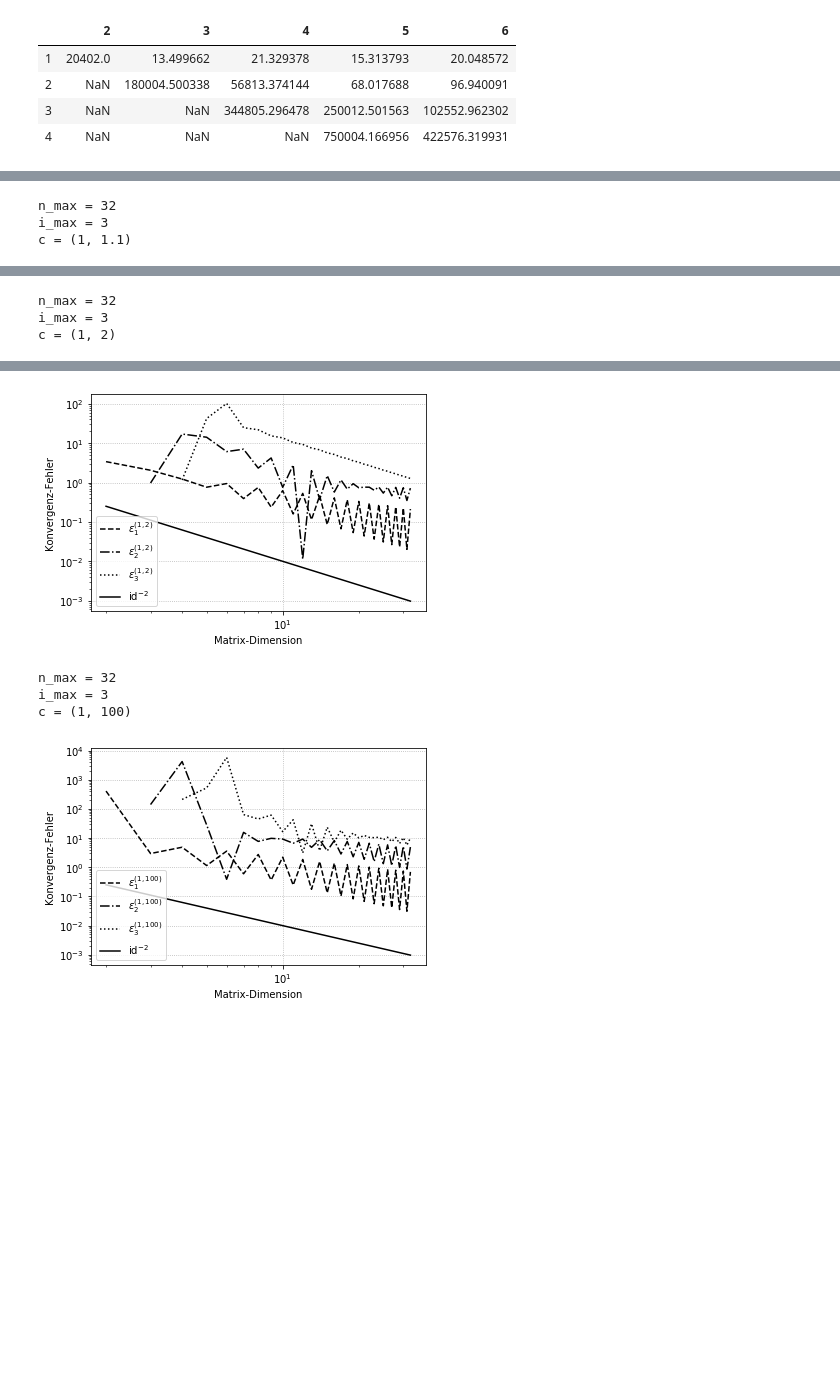
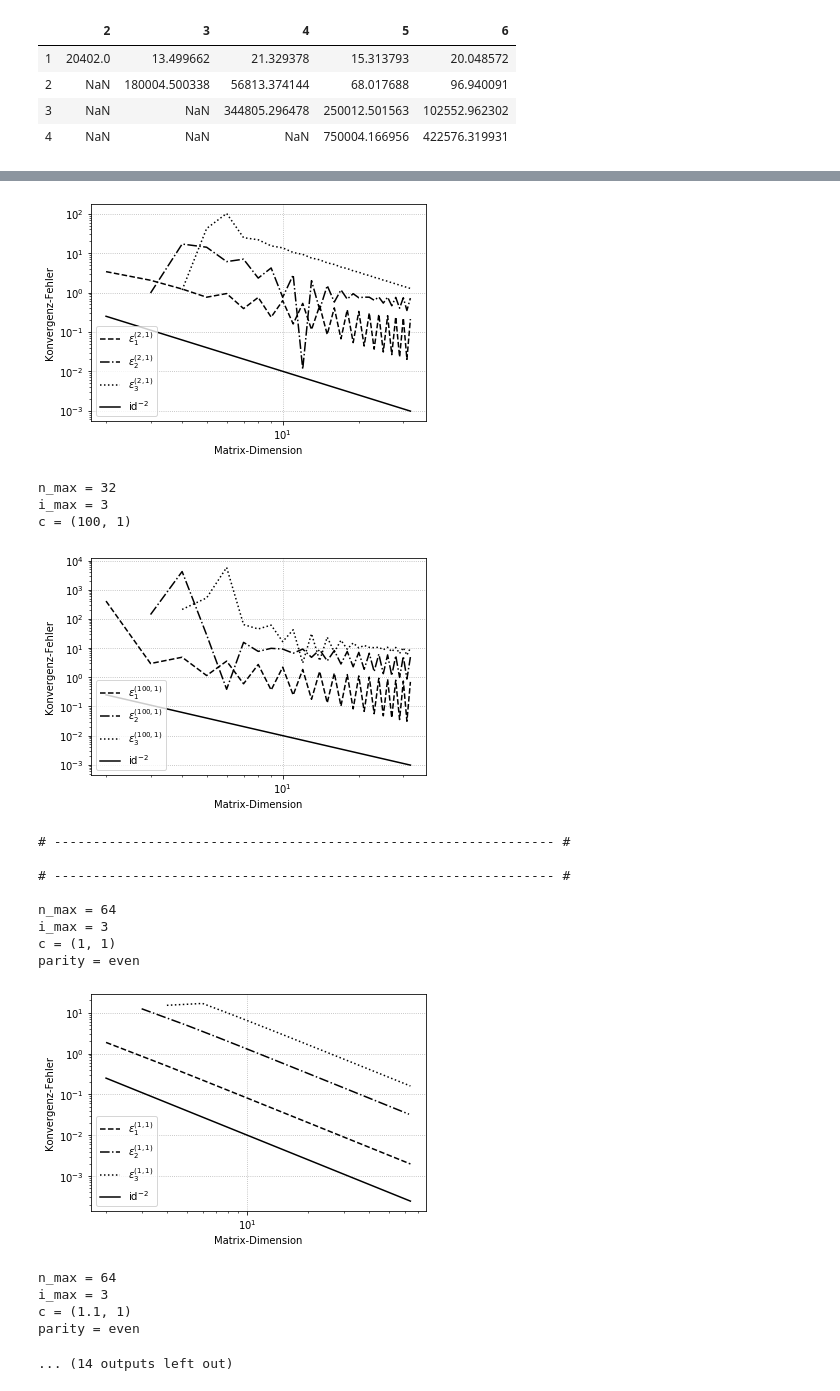
Before and after one commit to MrWhiteRichard/Fundament-Mathematik, a Jupyter notebook: WS_2019-20/Numerik_UE/Projekt_2/Aufgabe_2/Projekt_2_Aufgabe_2.ipynb, the cells around one changed output, grey strips where cells are left out. Cells and saved outputs as stored; diff of their text form; code cells hidden in the pictures; blank space fills up the shorter version.

```diff
--- a/WS_2019-20/Numerik_UE/Projekt_2/Aufgabe_2/Projekt_2_Aufgabe_2.ipynb
+++ b/WS_2019-20/Numerik_UE/Projekt_2/Aufgabe_2/Projekt_2_Aufgabe_2.ipynb
@@ -976,15 +740,15 @@ def get_my_eigen_error_matrix_general(n_max, c, tol):
 def test(n_max, c, tol):
     eigen_error_matrix_general = get_my_eigen_error_matrix_general(n_max, c, tol)
     df = pd.DataFrame(eigen_error_matrix_general)
-    print(df)
+    display(df)
 
-n_max = 16
+n_max = 6
 c     = (100, 1)
 tol   = 1e-8
 
 #test(n_max, c, tol)
 # %%
-def plot_eigen_value_errors_general(n_max, i_max, c, tol):
+def plot_eigen_value_errors_general(n_max, i_max, c, tol, *args):
 
     # A_n only has n-1 eigen values/vectors
     assert i_max < n_max
@@ -1005,8 +769,21 @@ def plot_eigen_value_errors_general(n_max, i_max, c, tol):
 
     # do actual plotting
     for l in range(i_max):
+
         l_ = l % len(linestyles)
-        plt.loglog(x[l::], y[l][l::], linestyles[l_], color = 'black')
+        x_ = x[l::]
+        y_ = y[l][l::]
+
+        # handle optional parameters
+        if len(args) > 0:
+            if args[0] == 'even':
+                x_ = x_[0::2]
+                y_ = y_[0::2]
+            if args[0] == 'odd':
+                x_ = x_[1::2]
+                y_ = y_[1::2]
+
+        plt.loglog(x_, y_, linestyles[l_], color = 'black')
 
     # add reference
     plt.loglog(x, 1/x**2, color = 'black')
@@ -1028,8 +805,15 @@ def plot_eigen_value_errors_general(n_max, i_max, c, tol):
     plt.grid(linestyle = ':')
 
     # save me
+
+    parity = ""
+
+    if len(args) > 0:
+        parity = ", parity = " + args[0]
+
     file_path = 'images/' + 'plot_eigen_value_errors_general/'
-    file_name = 'plot_eigen_value_errors_general(n_max = {}, i_max = {}, c = {})'.format(n_max, i_max, c)
+    file_name = 'plot_eigen_value_errors_general(n_max = {}, i_max = {}, c = {}'.format(n_max, i_max, c) + parity + ')'
+
     plt.savefig(file_path + file_name + '.png')
 
     # showtime
@@ -1037,18 +821,34 @@ def plot_eigen_value_errors_general(n_max, i_max, c, tol):
 
 # ---------------------------------------------------------------- #
 
-def foo(n_max, i_max, c_array, tol):
+def foo(n_max, i_max, c_array, tol, *args):
+
     for c in c_array:
+
         print("n_max =", n_max)
         print("i_max =", i_max)
         print("c =", c)
-        plot_eigen_value_errors_general(n_max, i_max, c, tol)
+
+        if len(args) > 0:
+            print("parity =", args[0])
+            plot_eigen_value_errors_general(n_max, i_max, c, tol, args[0])
+        else:
+            plot_eigen_value_errors_general(n_max, i_max, c, tol)
 
 n_max   = 32
 i_max   = 3
-c_array = [(1, 1), (1.1, 1), (2, 1), (100, 1)]
-c_array = [(1, 1), (1, 1.1), (1, 2), (1, 100)]
+c_array = [(c_0, 1) for c_0 in [1, 1.1, 2, 100]]
 tol     = 1e-16
 
+print("# ---------------------------------------------------------------- #", "\n")
 foo(n_max, i_max, c_array, tol)
+print("# ---------------------------------------------------------------- #", "\n")
+
+n_max   = 64
+
+print("# ---------------------------------------------------------------- #", "\n")
+foo(n_max, i_max, c_array, tol, 'even')
+print("# ---------------------------------------------------------------- #", "\n")
+foo(n_max, i_max, c_array, tol, 'odd')
+print("# ---------------------------------------------------------------- #", "\n")
 # %% [output]
@@ -1058,4 +862 @@ c = (1, 1)
 [figure]
-n_max = 32
-i_max = 3
-c = (1, 1.1)
@@ -1062,4 +866 @@ c = (1, 1.1)
 [figure]
-n_max = 32
-i_max = 3
-c = (1, 2)
@@ -1066,8 +870,22 @@ c = (1, 2)
 [figure]
-n_max = 32
-i_max = 3
-c = (1, 100)
+n_max = 32
+i_max = 3
+c = (100, 1)
 [figure]
+# ---------------------------------------------------------------- #
+
+# ---------------------------------------------------------------- #
+
+n_max = 64
+i_max = 3
+c = (1, 1)
+parity = even
+[figure, added]
+n_max = 64
+i_max = 3
+c = (1.1, 1)
+parity = even
+... (14 outputs left out)
 # %%
 def plot_eigen_vector_general(n, i, c):
 
```
Also changed, not shown: parts of 18 cells of this notebook, 48 other files.
